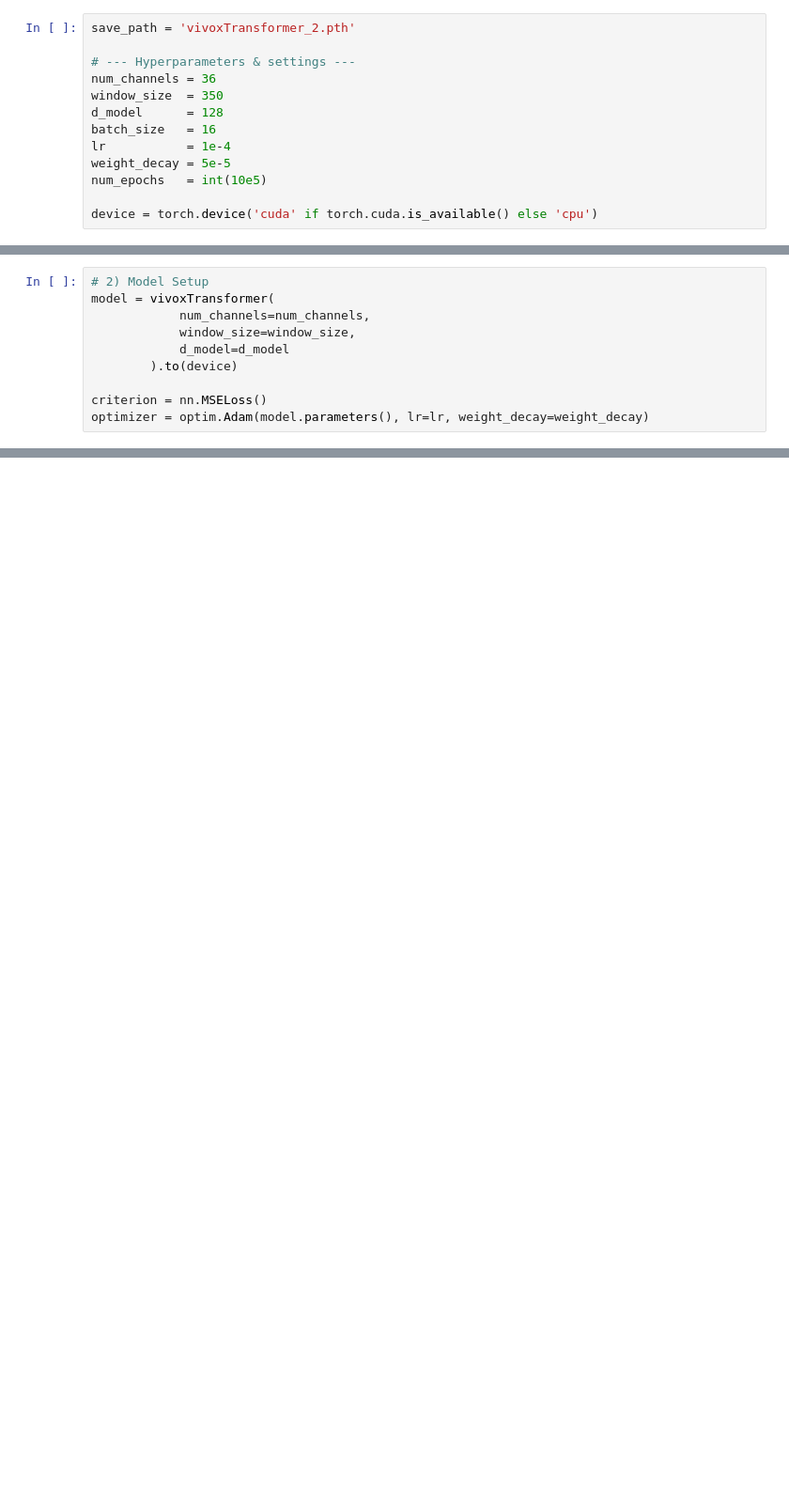
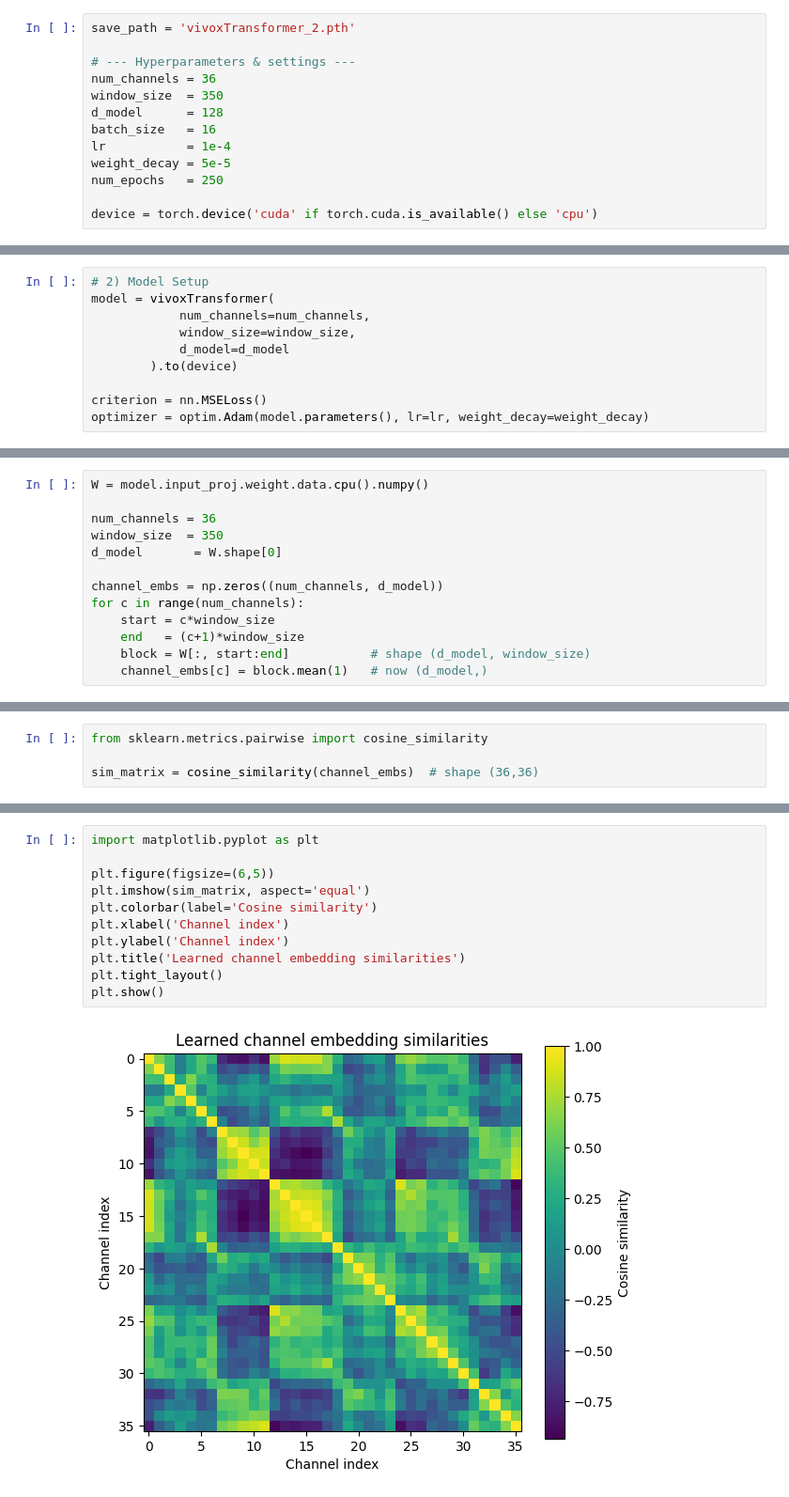
Before and after one commit to Eric-rWang/VivoX, a Jupyter notebook: PPG_VivoX.ipynb, the cells around one changed output, grey strips where cells are left out. Shown: that part at 94% size. Cells and saved outputs as stored; diff of their text form; blank space fills up the shorter version.

```diff
--- a/PPG_VivoX.ipynb
+++ b/PPG_VivoX.ipynb
@@ -178,7 +178,7 @@ d_model      = 128
 batch_size   = 16
 lr           = 1e-4
 weight_decay = 5e-5
-num_epochs   = int(10e5)
+num_epochs   = 250
 
 device = torch.device('cuda' if torch.cuda.is_available() else 'cpu')
 # %%
@@ -272,0 +274,13 @@ KeyboardInterrupt:
+# %%
+W = model.input_proj.weight.data.cpu().numpy()
+
+num_channels = 36
+window_size  = 350
+d_model       = W.shape[0]
+
+channel_embs = np.zeros((num_channels, d_model))
+for c in range(num_channels):
+    start = c*window_size
+    end   = (c+1)*window_size
+    block = W[:, start:end]           # shape (d_model, window_size)
+    channel_embs[c] = block.mean(1)   # now (d_model,)
@@ -272,0 +289,4 @@ KeyboardInterrupt:
+# %%
+from sklearn.metrics.pairwise import cosine_similarity
+
+sim_matrix = cosine_similarity(channel_embs)  # shape (36,36)
@@ -272,0 +295,13 @@ KeyboardInterrupt:
+# %%
+import matplotlib.pyplot as plt
+
+plt.figure(figsize=(6,5))
+plt.imshow(sim_matrix, aspect='equal')
+plt.colorbar(label='Cosine similarity')
+plt.xlabel('Channel index')
+plt.ylabel('Channel index')
+plt.title('Learned channel embedding similarities')
+plt.tight_layout()
+plt.show()
+# %% [output]
+[figure, added]
```
Also changed, not shown: parts of 4 cells of this notebook.
